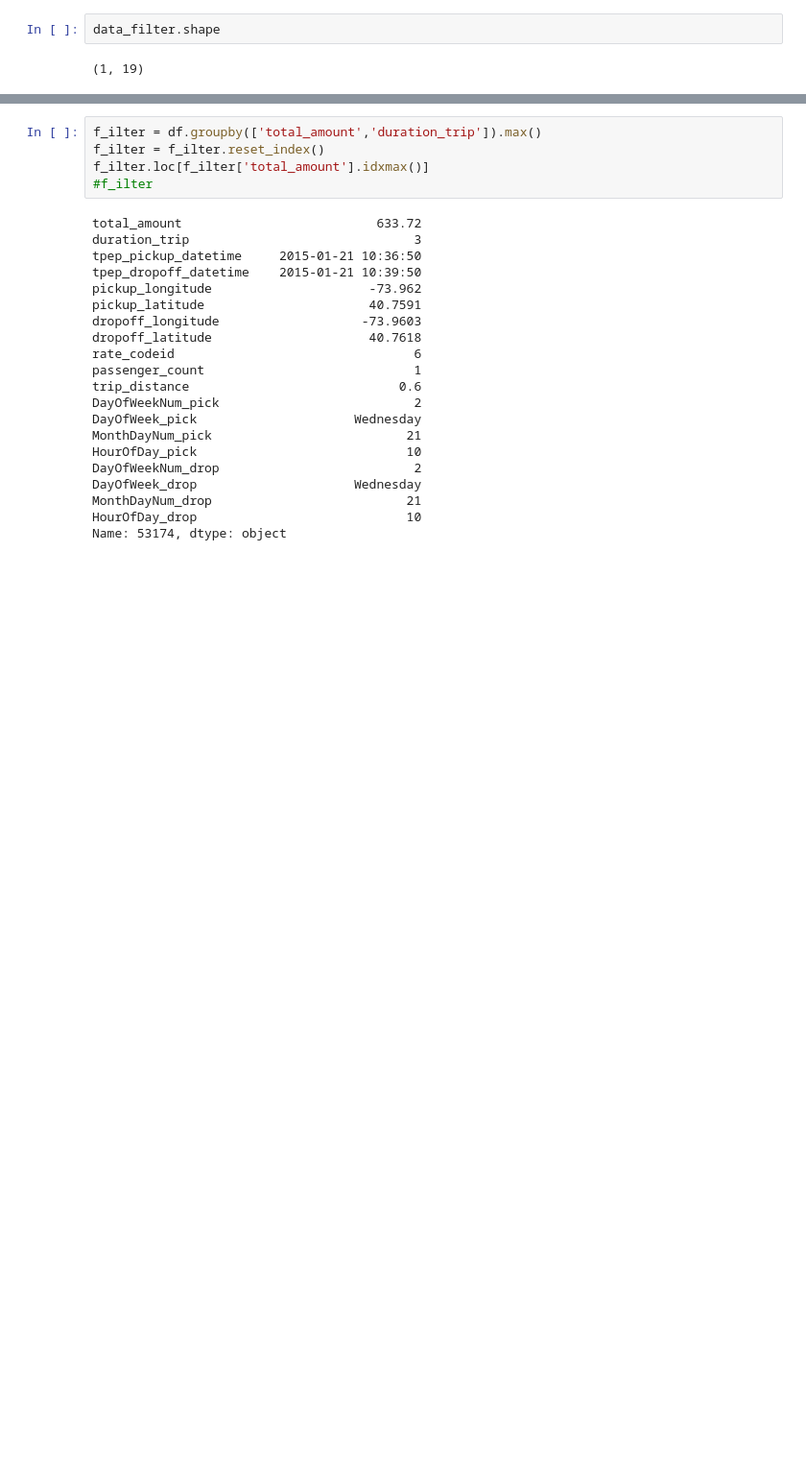
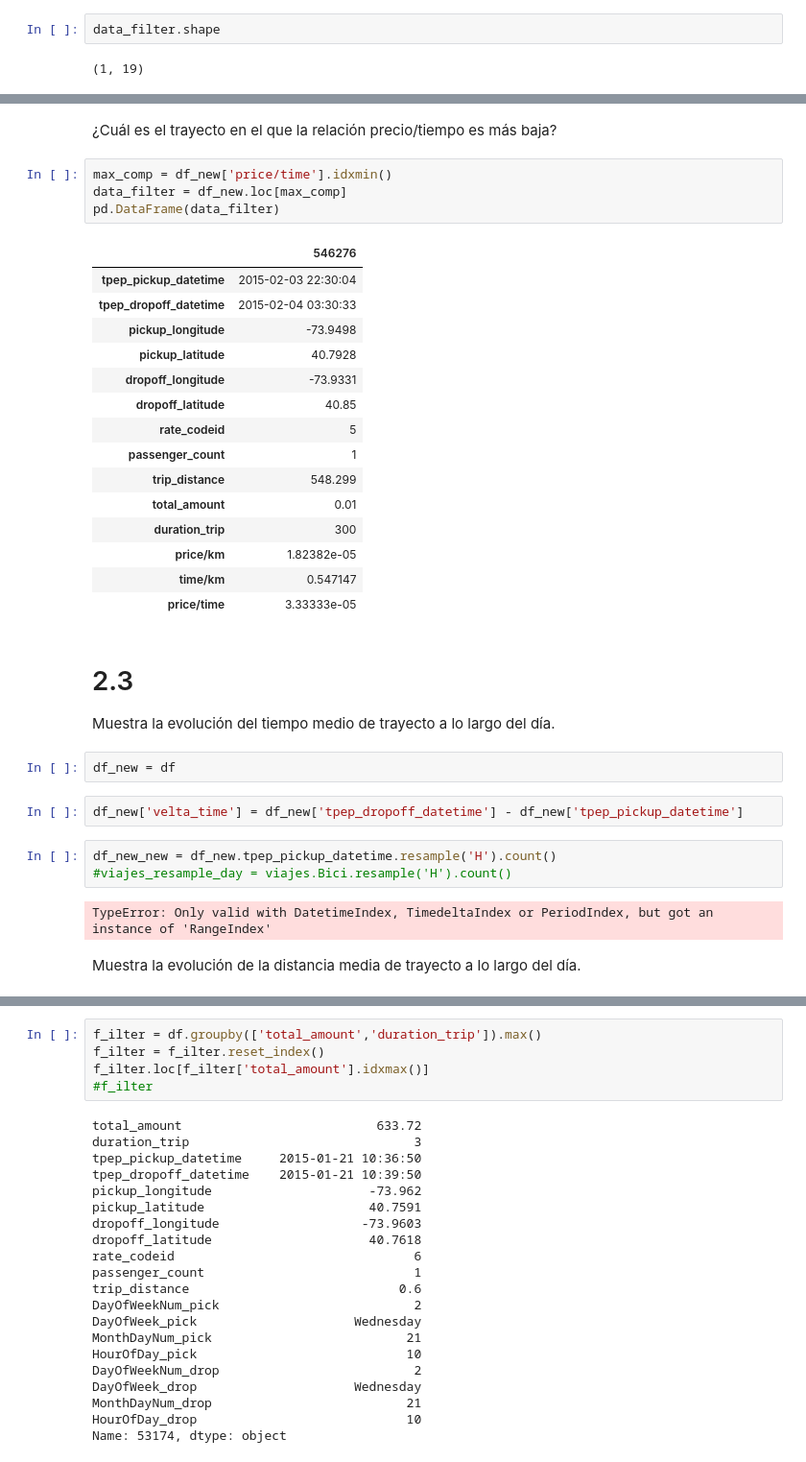
Before and after one commit to AlanItzep/NYCTaxi, a Jupyter notebook: NYCTaxi.ipynb, the cells around one changed output, grey strips where cells are left out. Shown at 96% size. Drawn from its saved outputs; the diff is of its cells as text; blank space fills up the shorter version.

```diff
--- a/NYCTaxi.ipynb
+++ b/NYCTaxi.ipynb
@@ -1684,0 +1801,36 @@ data_filter.shape
+# %% [markdown]
+¿Cuál es el trayecto en el que la relación precio/tiempo es más baja?
+# %%
+max_comp = df_new['price/time'].idxmin()
+data_filter = df_new.loc[max_comp]
+pd.DataFrame(data_filter)
+# %% [output]
+|  | 546276 |
+| tpep_pickup_datetime | 2015-02-03 22:30:04 |
+| tpep_dropoff_datetime | 2015-02-04 03:30:33 |
+| pickup_longitude | -73.9498 |
+| pickup_latitude | 40.7928 |
+| dropoff_longitude | -73.9331 |
+| dropoff_latitude | 40.85 |
+| rate_codeid | 5 |
+| passenger_count | 1 |
+| trip_distance | 548.299 |
+| total_amount | 0.01 |
+| duration_trip | 300 |
+| price/km | 1.82382e-05 |
+| time/km | 0.547147 |
+| price/time | 3.33333e-05 |
+# %% [markdown]
+# 2.3
+Muestra la evolución del tiempo medio de trayecto a lo largo del día.
+# %%
+df_new = df
+# %%
+df_new['velta_time'] = df_new['tpep_dropoff_datetime'] - df_new['tpep_pickup_datetime']
+# %%
+df_new_new = df_new.tpep_pickup_datetime.resample('H').count()
+#viajes_resample_day = viajes.Bici.resample('H').count()
+# %% [output]
+TypeError: Only valid with DatetimeIndex, TimedeltaIndex or PeriodIndex, but got an instance of 'RangeIndex'
+# %% [markdown]
+Muestra la evolución de la distancia media  de trayecto a lo largo del día.
```
Also changed, not shown: parts of 14 cells of this notebook.
